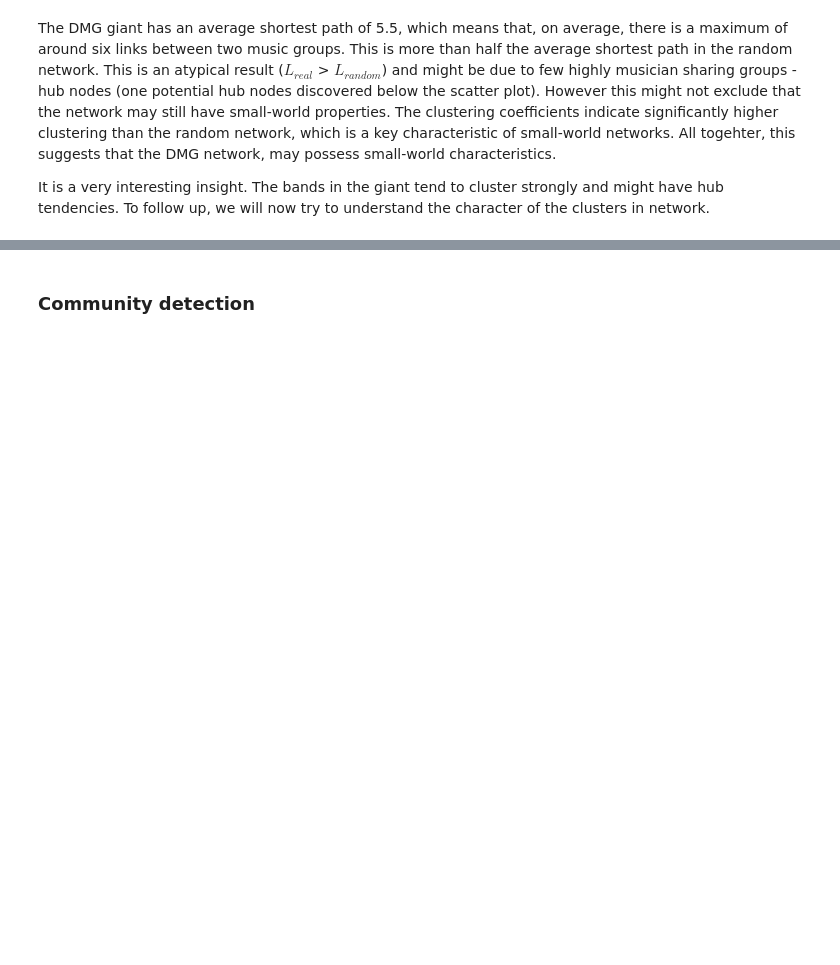
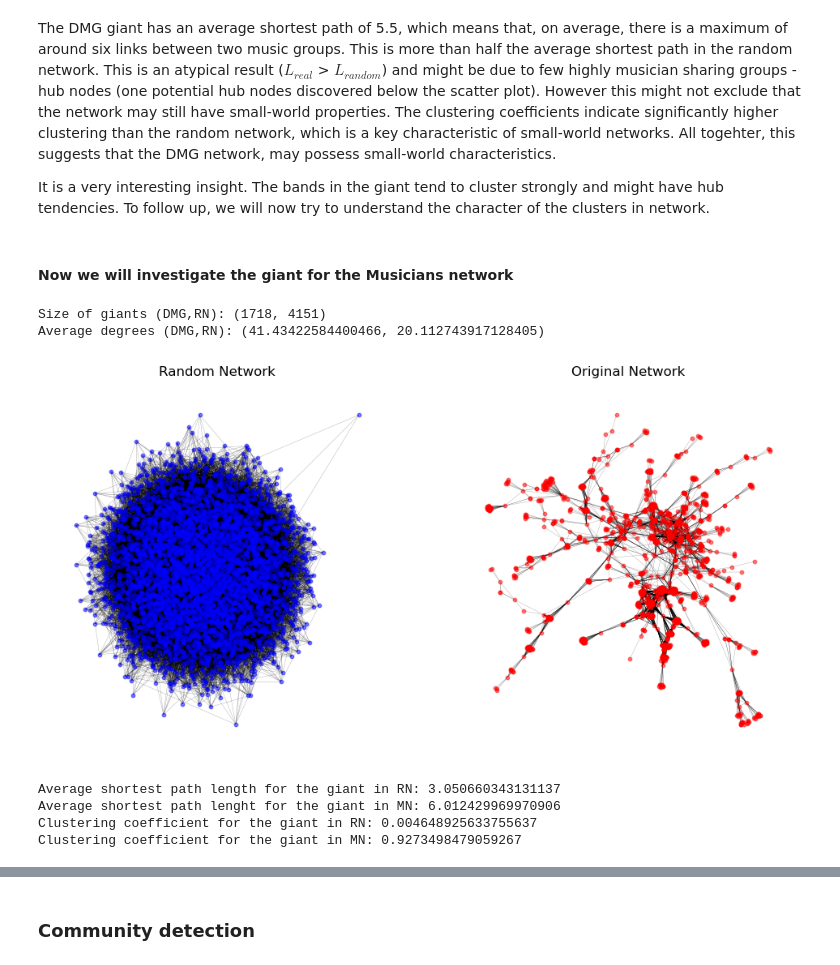
Before and after one commit to Aaresh1705/CSS_project_final, a Jupyter notebook: final_notebook.ipynb, the cells around one changed output, grey strips where cells are left out. Drawn from its saved outputs; the diff is of its cells as text; code cells hidden in the pictures; blank space fills up the shorter version.

```diff
--- a/final_notebook.ipynb
+++ b/final_notebook.ipynb
@@ -709,3 +524,30 @@ print(f"Clustering coefficient for the giant in DMG: {clustering_G}")
 The DMG giant has an average shortest path of 5.5, which means that, on average, there is a maximum of around six links between two music groups. This is more than half the average shortest path in the random network. This is an atypical result ($L_{real}$ > $L_{random}$) and might be due to few highly musician sharing groups - hub nodes (one potential hub nodes discovered below the scatter plot). However this might not exclude that the network may still have small-world properties. The clustering coefficients indicate significantly higher clustering than the random network, which is a key characteristic of small-world networks. All togehter, this suggests that the DMG network, may possess small-world characteristics.
 
 It is a very interesting insight. The bands in the giant tend to cluster strongly and might have hub tendencies. To follow up, we will now try to understand the character of the clusters in network.
+# %% [markdown]
+#### Now we will investigate the giant for the Musicians network
+# %%
+M_giant, Fm_giant = get_giants(M,Fm)
+plot_2graphs(M_giant, Fm_giant)
+# %% [output]
+Size of giants (DMG,RN): (1718, 4151)
+Average degrees (DMG,RN): (41.43422584400466, 20.112743917128405)
+[figure, added]
+# %%
+# Calculate the average shortest path length within the giant:
+shortest_M = nx.average_shortest_path_length(M_giant,None)
+shortest_Fm = nx.average_shortest_path_length(Fm_giant,None)
+
+print(f"Average shortest path length for the giant in RN: {shortest_Fm}")
+print(f"Average shortest path lenght for the giant in MN: {shortest_M}")
+
+clustering_M = nx.average_clustering(M_giant)
+clustering_Fm = nx.average_clustering(Fm_giant)
+
+print(f"Clustering coefficient for the giant in RN: {clustering_Fm}")
+print(f"Clustering coefficient for the giant in MN: {clustering_M}")
+# %% [output]
+Average shortest path length for the giant in RN: 3.050660343131137
+Average shortest path lenght for the giant in MN: 6.012429969970906
+Clustering coefficient for the giant in RN: 0.004648925633755637
+Clustering coefficient for the giant in MN: 0.9273498479059267
```
Also changed, not shown: parts of 51 cells of this notebook, 2 other files.
